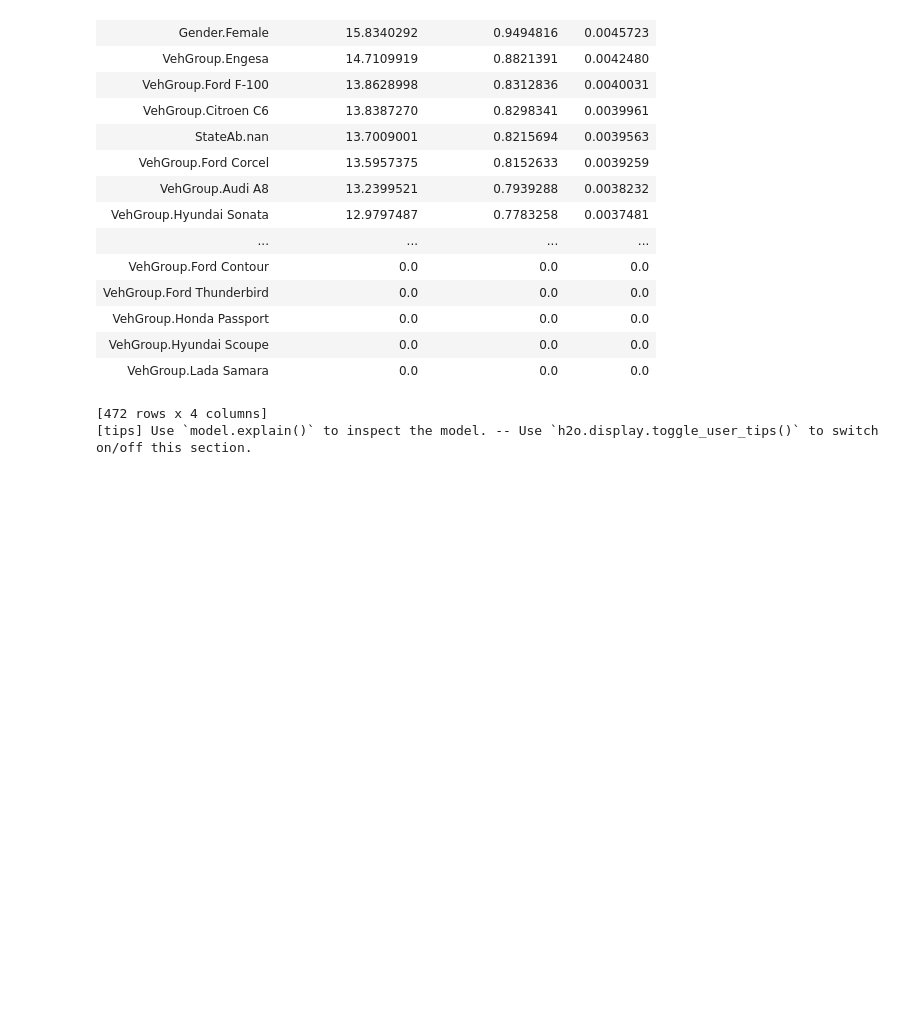
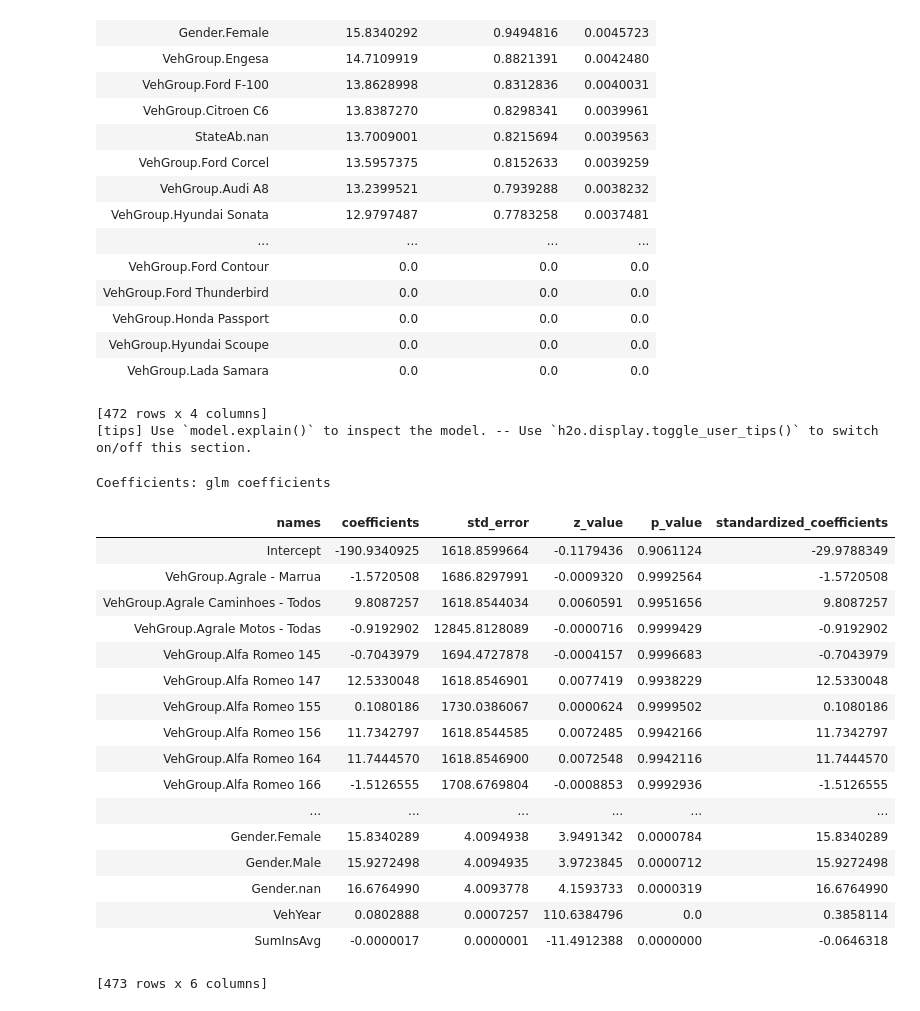
Before and after one commit to KatarzynaKnapik/brvehins, a Jupyter notebook: modeling.ipynb, the cells around one changed output. Drawn from its saved outputs; the diff is of its cells as text; code cells hidden in the pictures; blank space fills up the shorter version.

```diff
--- a/modeling.ipynb
+++ b/modeling.ipynb
@@ -288,3 +288,25 @@ Variable Importances:
 | VehGroup.Lada Samara | 0.0 | 0.0 | 0.0 |
 [472 rows x 4 columns]
 [tips] Use `model.explain()` to inspect the model. -- Use `h2o.display.toggle_user_tips()` to switch on/off this section.
+# %%
+glm_model.coef_with_p_values()
+# %% [output]
+Coefficients: glm coefficients
+| names | coefficients | std_error | z_value | p_value | standardized_coefficients |
+| Intercept | -190.9340925 | 1618.8599664 | -0.1179436 | 0.9061124 | -29.9788349 |
+| VehGroup.Agrale - Marrua | -1.5720508 | 1686.8297991 | -0.0009320 | 0.9992564 | -1.5720508 |
+| VehGroup.Agrale Caminhoes - Todos | 9.8087257 | 1618.8544034 | 0.0060591 | 0.9951656 | 9.8087257 |
+| VehGroup.Agrale Motos - Todas | -0.9192902 | 12845.8128089 | -0.0000716 | 0.9999429 | -0.9192902 |
+| VehGroup.Alfa Romeo 145 | -0.7043979 | 1694.4727878 | -0.0004157 | 0.9996683 | -0.7043979 |
+| VehGroup.Alfa Romeo 147 | 12.5330048 | 1618.8546901 | 0.0077419 | 0.9938229 | 12.5330048 |
+| VehGroup.Alfa Romeo 155 | 0.1080186 | 1730.0386067 | 0.0000624 | 0.9999502 | 0.1080186 |
+| VehGroup.Alfa Romeo 156 | 11.7342797 | 1618.8544585 | 0.0072485 | 0.9942166 | 11.7342797 |
+| VehGroup.Alfa Romeo 164 | 11.7444570 | 1618.8546900 | 0.0072548 | 0.9942116 | 11.7444570 |
+| VehGroup.Alfa Romeo 166 | -1.5126555 | 1708.6769804 | -0.0008853 | 0.9992936 | -1.5126555 |
+| ... | ... | ... | ... | ... | ... |
+| Gender.Female | 15.8340289 | 4.0094938 | 3.9491342 | 0.0000784 | 15.8340289 |
+| Gender.Male | 15.9272498 | 4.0094935 | 3.9723845 | 0.0000712 | 15.9272498 |
+| Gender.nan | 16.6764990 | 4.0093778 | 4.1593733 | 0.0000319 | 16.6764990 |
+| VehYear | 0.0802888 | 0.0007257 | 110.6384796 | 0.0 | 0.3858114 |
+| SumInsAvg | -0.0000017 | 0.0000001 | -11.4912388 | 0.0000000 | -0.0646318 |
+[473 rows x 6 columns]
```
Also changed, not shown: parts of 2 cells of this notebook.
